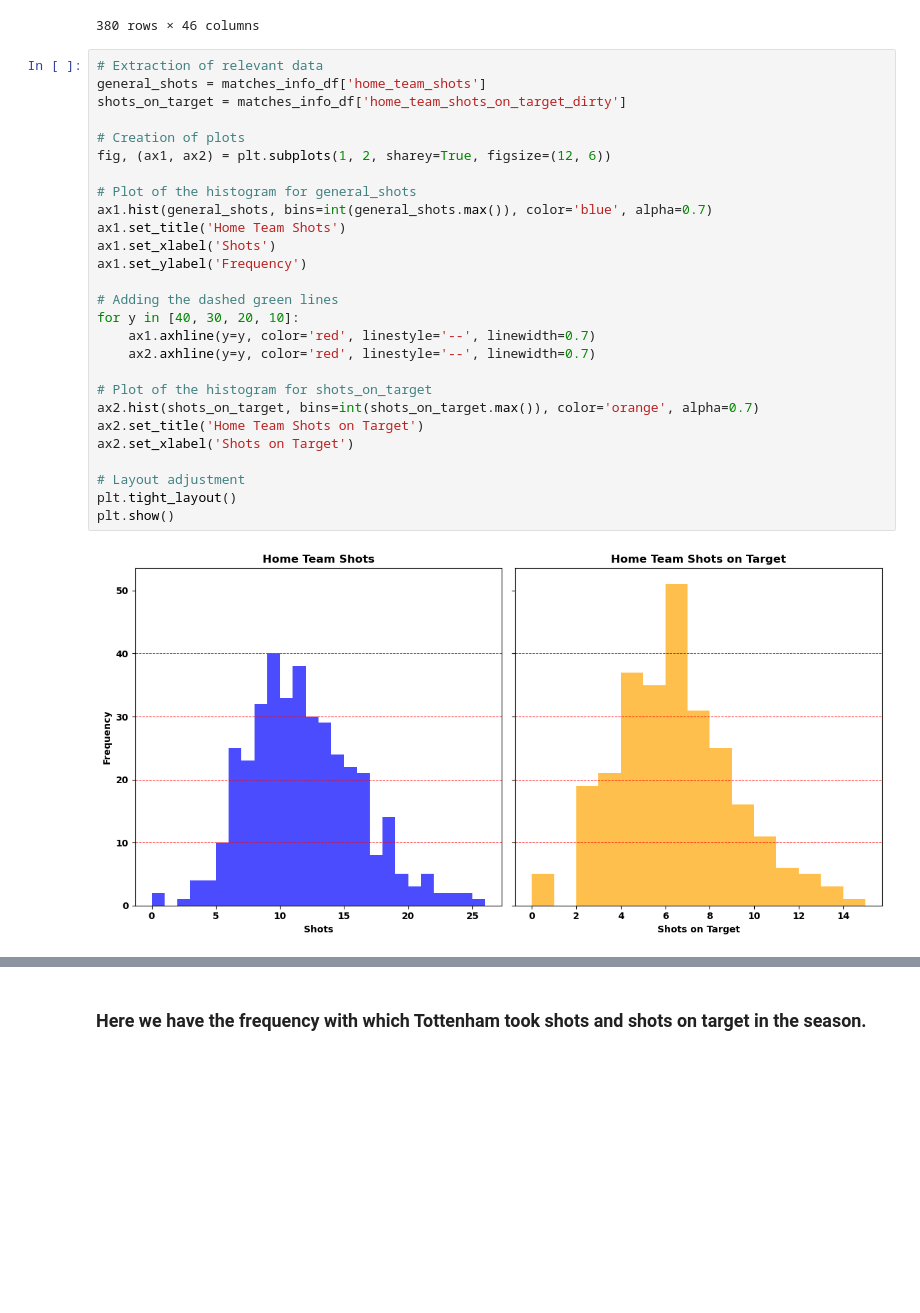
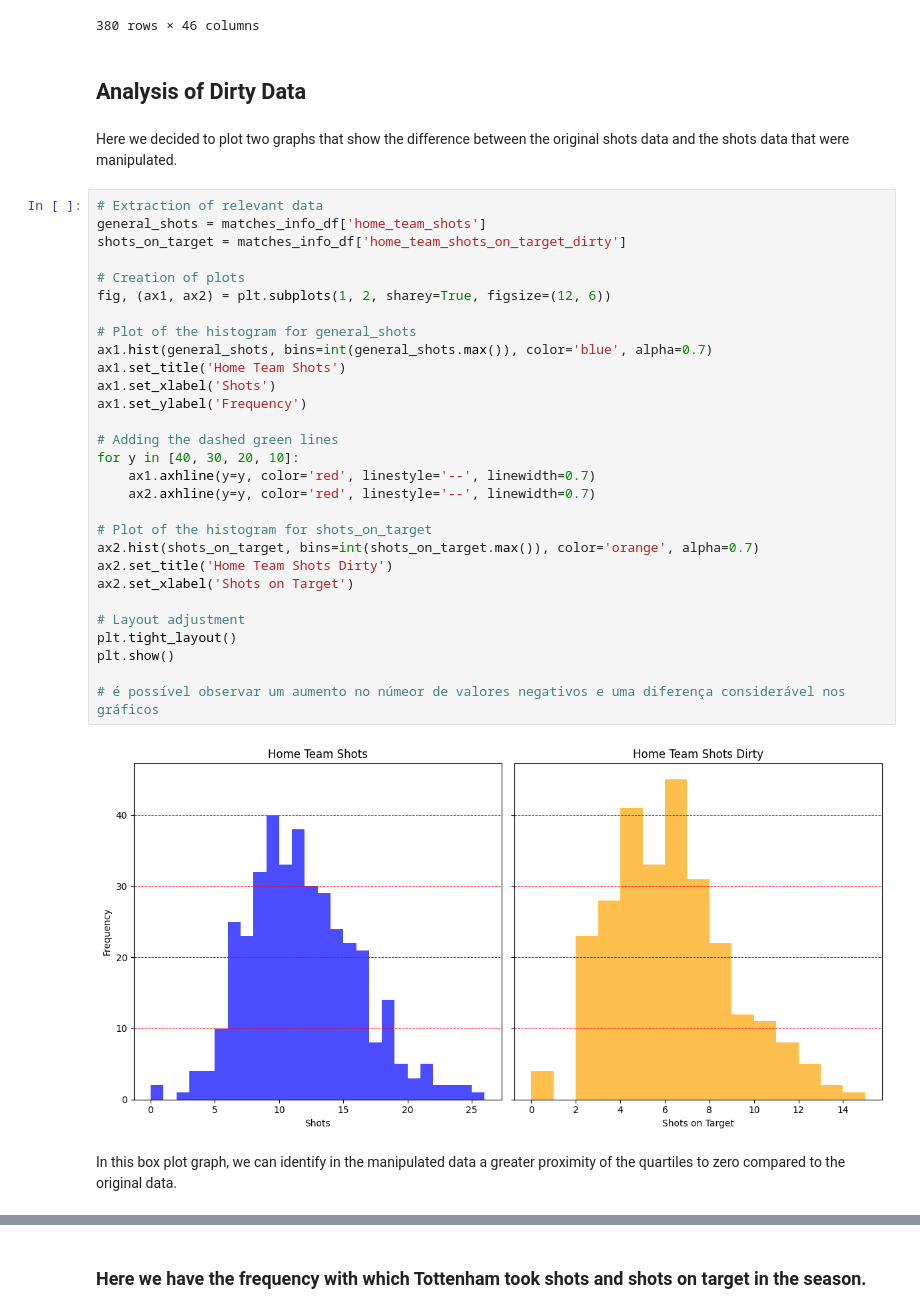
Before and after one commit to gabrielaragao01/Data-Science-Project, a Jupyter notebook: code/descriptive_statistics/vizualization.ipynb, the cells around one changed output, grey strips where cells are left out. Saved outputs shown, nothing was run; the diff lists cells and outputs as text; blank space fills up the shorter version.

```diff
--- a/code/descriptive_statistics/vizualization.ipynb
+++ b/code/descriptive_statistics/vizualization.ipynb
@@ -290,35 +297,43 @@ matches_info_df
 | 378 | 0 | 4 | Tottenham Hotspur | 2.20 | 3.50 | 3.50 | Everton | ... |
 | 379 | -3 | 11 | Watford | 2.25 | 3.75 | 3.20 | West Ham United | ... |
 380 rows × 46 columns
+# %% [markdown]
+## Analysis of Dirty Data
+# %% [markdown]
+Here we decided to plot two graphs that show the difference between the original shots data and the shots data that were manipulated.
 # %%
 # Extraction of relevant data
 general_shots = matches_info_df['home_team_shots']
 shots_on_target = matches_info_df['home_team_shots_on_target_dirty']
 
 # Creation of plots
 fig, (ax1, ax2) = plt.subplots(1, 2, sharey=True, figsize=(12, 6))
 
 # Plot of the histogram for general_shots
 ax1.hist(general_shots, bins=int(general_shots.max()), color='blue', alpha=0.7)
 ax1.set_title('Home Team Shots')
 ax1.set_xlabel('Shots')
 ax1.set_ylabel('Frequency')
 
 # Adding the dashed green lines
 for y in [40, 30, 20, 10]:
     ax1.axhline(y=y, color='red', linestyle='--', linewidth=0.7)
     ax2.axhline(y=y, color='red', linestyle='--', linewidth=0.7)
 
 # Plot of the histogram for shots_on_target
 ax2.hist(shots_on_target, bins=int(shots_on_target.max()), color='orange', alpha=0.7)
-ax2.set_title('Home Team Shots on Target')
+ax2.set_title('Home Team Shots Dirty')
 ax2.set_xlabel('Shots on Target')
 
 # Layout adjustment
 plt.tight_layout()
 plt.show()
+
+# é possível observar um aumento no númeor de valores negativos e uma diferença considerável nos gráficos
 # %% [output]
-[figure, old version]
+[figure, new version]
+# %% [markdown]
+In this box plot graph, we can identify in the manipulated data a greater proximity of the quartiles to zero compared to the original data.
 # %%
 # Boxplot of Home Team Shots and Shots on Target
 matches_info_df.boxplot(
```
Also changed, not shown: parts of 37 cells of this notebook, 2 other files.
